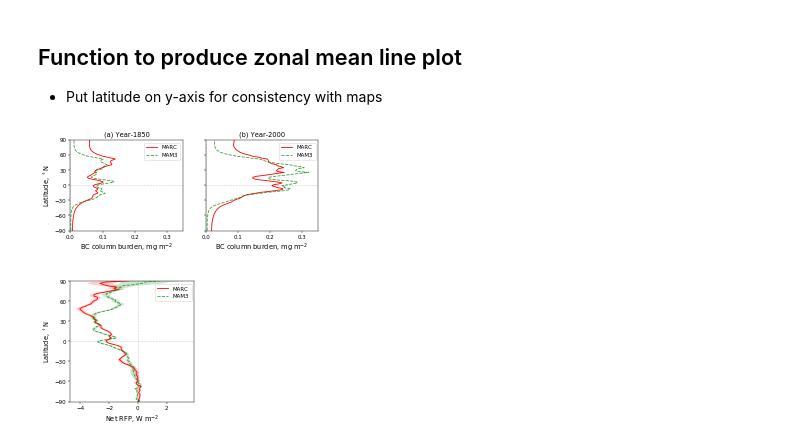
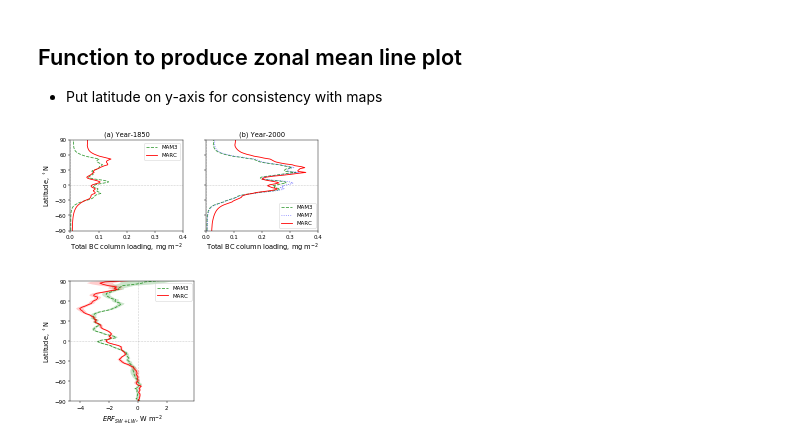
Before and after one commit to grandey/p17c-marc-comparison, a Jupyter notebook: manuscript_draft2017b/figures_draft_2017b.ipynb, the cells around one changed output. Drawn from its saved outputs; the diff is of its cells as text; code cells hidden in the pictures.

```diff
--- a/manuscript_draft2017b/figures_draft_2017b.ipynb
+++ b/manuscript_draft2017b/figures_draft_2017b.ipynb
@@ -48,7 +48,7 @@ in_dir = os.path.expandvars('$HOME/data/projects/p17c_marc_comparison/analysis_c
 ## Function to produce zonal mean line plot
 - Put latitude on y-axis for consistency with maps
 # %%
-def zonal_mean_line_plot(year='2000', model_var_dict={'mam3': 'BURDENPOM'}, domain='atm',
+def zonal_mean_line_plot(year='2000', model_var_dict={'mam3': 'BURDENPOM'},
                          sf=None, xlabel=None, xlim=None,
                          ylabel=True,
                          title=None,
@@ -80,13 +80,16 @@ def zonal_mean_line_plot(year='2000', model_var_dict={'mam3': 'BURDENPOM'}, doma
                 # Load annual mean data
                 in_filename = '{}/{}_{}_{}_ANN.nc'.format(in_dir, model, year, variable)
                 data = xr.open_dataset(in_filename, decode_times=False)
-                data = data.isel(time=slice(2, None))  # exlcude first two years as spin-up
+                data = data.isel(time=slice(2, None))  # exclude first two years as spin-up
                 data = climapy.cesm_time_from_bnds(data)  # populate time dimension using climapy
+                try:  # average across level dimension if it exists
+                    data = data.mean(dim='lev')
+                except ValueError:
+                    pass
+                if data.time.size != 30:  # check that exactly 30 years of data are present
+                    raise RuntimeError('data.time.size = {} != 30'.format(data.time.size))
                 # Calculate zonal mean
                 zm = data.mean(dim='lon')
-                # If 3D field, get data for surface
-                if 'lev' in zm.dims:
-                    zm = zm.isel(lev=-1)
                 # Plot line - showing mean across time
                 tm = zm.mean(dim='time')[variable].data.flatten() * sf
                 ax.plot(tm, zm['lat'].data,
@@ -99,19 +102,25 @@ def zonal_mean_line_plot(year='2000', model_var_dict={'mam3': 'BURDENPOM'}, doma
                 # Close dataset
                 data.close()
             # Case 2: difference (2000-1850)
-            if year == '2000-1850':
+            elif year == '2000-1850':
                 # Load annual mean data
-                in_filename1 = '{}/{}_{}_{}_ANN.nc'.format(in_dir, model, '2000', variable)
-                in_filename2 = '{}/{}_{}_{}_ANN.nc'.format(in_dir, model, '1850', variable)
-                data1 = xr.open_dataset(in_filename1, decode_times=False)
-                data1 = data1.isel(time=slice(2, None))
-                data1 = climapy.cesm_time_from_bnds(data1)
-                data2 = xr.open_dataset(in_filename2, decode_times=False)
-                data2 = data2.isel(time=slice(2, None))
-                data2 = climapy.cesm_time_from_bnds(data2)
+                in_filename_list = ['{}/{}_{}_{}_ANN.nc'.format(in_dir, model, '2000', variable),
+                                    '{}/{}_{}_{}_ANN.nc'.format(in_dir, model, '1850', variable)]
+                data_list = []
+                for in_filename in in_filename_list:
+                    data = xr.open_dataset(in_filename, decode_times=False)
+                    data = data.isel(time=slice(2, None))  # exclude first two years
+                    data = climapy.cesm_time_from_bnds(data)
+                    try: # average across level dimension if it exists
+                        data = data.mean(dim='lev')
+                    except ValueError:
+                        pass
+                    if data.time.size != 30: # check that exactly 30 years of data are present
+                        raise RuntimeError('data.time.size = {} != 30'.format(data.time.size))
+                    data_list.append(data)
                 # Calculate zonal means
-                zm1 = data1.mean(dim='lon')
-                zm2 = data2.mean(dim='lon')
+                zm1 = data_list[0].mean(dim='lon')
+                zm2 = data_list[1].mean(dim='lon')
                 # If 3D field, get data for surface
                 if 'lev' in zm1.dims:
                     zm1 = zm1.isel(lev=-1)
@@ -129,39 +138,48 @@ def zonal_mean_line_plot(year='2000', model_var_dict={'mam3': 'BURDENPOM'}, doma
                 error = np.sqrt(error1**2 + error2**2)
                 ax.fill_betweenx(zm1['lat'].data, tm-error, tm+error,
                                  facecolor=c, alpha=0.2)
                 # Close datasets
-                data1.close()
-                data2.close()
+                for data in data_list:
+                    data.close()
+            else:
+                raise ValueError('year not recognised')
     # Lines showing zero
     ax.axhline(0, c='k', alpha=0.2, linewidth=1, linestyle='--')
     ax.axvline(0, c='k', alpha=0.2, linewidth=1, linestyle='--')
     # y-axis
     ax.set_ylim([-90, 90])
     ax.set_yticks(np.arange(-90, 91, 30))
     if ylabel:
         ax.set_ylabel(r'Latitude, $^\circ$N', fontsize='large')
     # x-axis
     if xlabel:
         ax.set_xlabel(xlabel, fontsize='large')
     if xlim:
         ax.set_xlim(xlim)
     # Title and legend
     if title:
         ax.set_title(title, fontsize='large')
     ax.legend()
     return ax
 
 # Examples
 if True:
     # Example 1
     fig, axs = plt.subplots(1, 2, figsize=(8, 3), sharey=True, sharex=True)
-    for year, ylabel, title, ax in zip(['1850', '2000'], [True, False], ['(a) Year-1850', '(b) Year-2000'], axs):
-        zonal_mean_line_plot(year=year, model_var_dict={'marc': 'BC_LDG', 'mam3': 'BURDENBC'},
-                             sf=1e6, xlabel=r'BC column burden, mg m$^{-2}$', xlim=[0, 0.35],
+    for year, model_var_dict, ylabel, title, ax in zip(['1850', '2000'],
+                                                       [{'mam3': 'BURDENBC', 'marc': 'ctBC_LDG'},
+                                                        {'mam3': 'BURDENBC', 'mam7': 'BURDENBC',
+                                                         'marc': 'ctBC_LDG'}],
+                                                       [True, False],
+                                                       ['(a) Year-1850', '(b) Year-2000'],
+                                                       axs):
+        zonal_mean_line_plot(year=year,
+                             model_var_dict=model_var_dict,
+                             sf=1e6, xlabel=r'Total BC column loading, mg m$^{-2}$', xlim=[0, 0.4],
                              ylabel=ylabel, title=title, ax=ax)
     # Example 2
-    ax = zonal_mean_line_plot(year='2000-1850', model_var_dict={'marc': 'cFNTOA', 'mam3': 'cFNTOA'},
-                              xlabel=r'Net RFP, W m$^{-2}$')
+    ax = zonal_mean_line_plot(year='2000-1850', model_var_dict={'mam3': 'cFNTOA', 'marc': 'cFNTOA'},
+                              xlabel=r'$ERF_{SW+LW}$, W m$^{-2}$')
 # %% [output]
-[figure, old version]
+[figure, new version]
-[figure, old version]
+[figure, new version]
```
Also changed, not shown: parts of 8 cells of this notebook, 1 other file.
